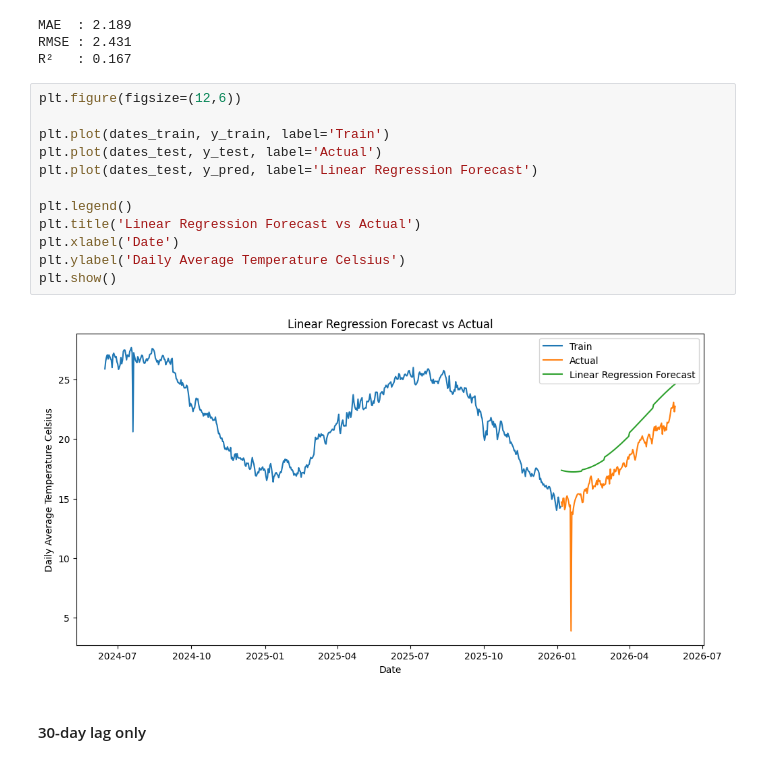
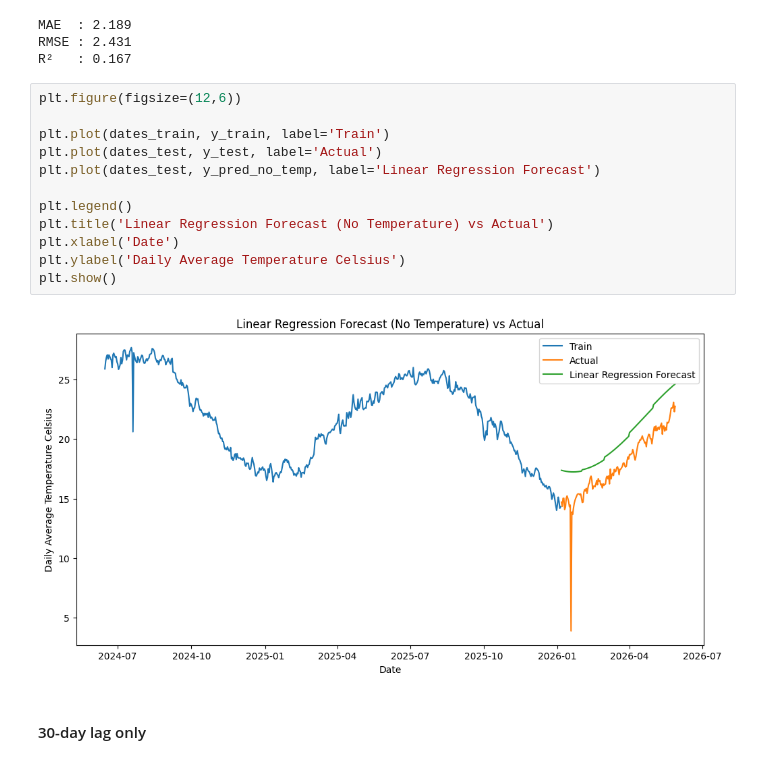
Before and after one commit to kgulbarg/Global-Weather-Forecasting, a Jupyter notebook: global_weather_5_modelling.ipynb, the cells around one changed output. Saved outputs shown, nothing was run; the diff lists cells and outputs as text.

```diff
--- a/global_weather_5_modelling.ipynb
+++ b/global_weather_5_modelling.ipynb
@@ -524,17 +520,17 @@ R²   : 0.167
 # %%
 plt.figure(figsize=(12,6))
 
 plt.plot(dates_train, y_train, label='Train')
 plt.plot(dates_test, y_test, label='Actual')
-plt.plot(dates_test, y_pred, label='Linear Regression Forecast')
+plt.plot(dates_test, y_pred_no_temp, label='Linear Regression Forecast')
 
 plt.legend()
-plt.title('Linear Regression Forecast vs Actual')
+plt.title('Linear Regression Forecast (No Temperature) vs Actual')
 plt.xlabel('Date')
 plt.ylabel('Daily Average Temperature Celsius')
 plt.show()
 # %% [output]
-[figure, old version]
+[figure, new version]
 # %% [markdown]
 #### 30-day lag only
 # %%
```
Also changed, not shown: parts of 8 cells of this notebook.
